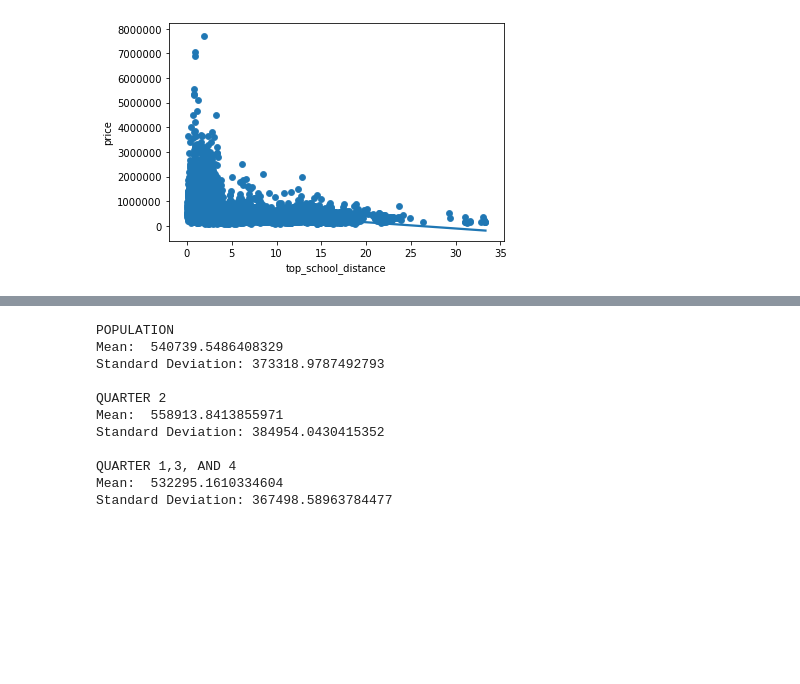
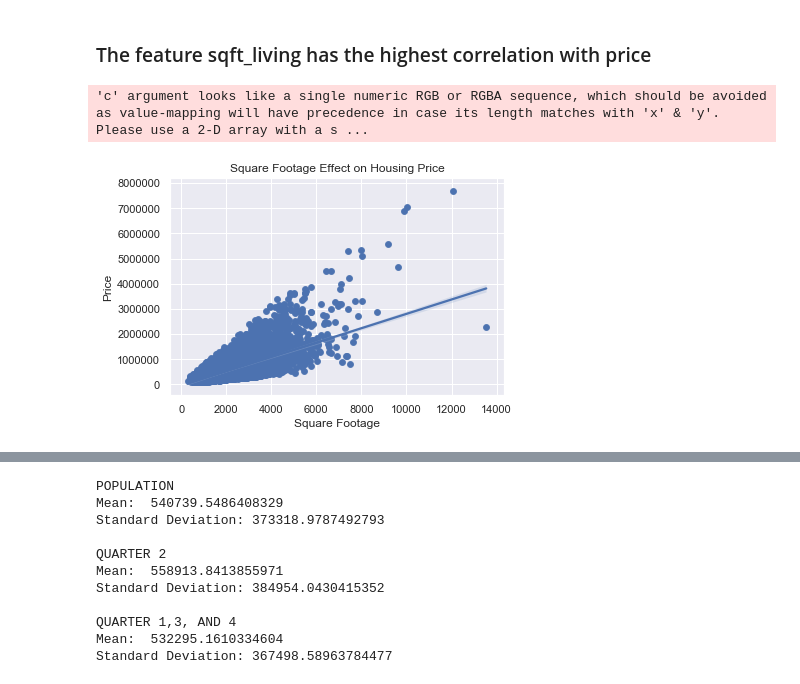
Before and after one commit to ameliadahm20/housing-pricing, a Jupyter notebook: KingsCountyHousingPrices.ipynb, the cells around one changed output, grey strips where cells are left out. Saved outputs shown, nothing was run; the diff lists cells and outputs as text; code cells hidden in the pictures; blank space fills up the shorter version.

```diff
--- a/KingsCountyHousingPrices.ipynb
+++ b/KingsCountyHousingPrices.ipynb
@@ -56,0 +118,4 @@ df['yr_renovated'] = df['yr_renovated'].replace(0, df['yr_built'])
+# %%
+# check boxplot for outliers
+sns.set(rc={'figure.figsize':(15,1)});
+sns.boxplot(data=df, x='bedrooms');
@@ -56,0 +124,3 @@ df['yr_renovated'] = df['yr_renovated'].replace(0, df['yr_built'])
+# %%
+# replacing 0 bedrooms with the median
+df['bedrooms'] = df['bedrooms'].replace(0, df['bedrooms'].median())
@@ -114,4 +178,0 @@ After doing this, you will want to go back to steps 2 and 3 to investigate these
-# %%
-# df[['yr_built', 'yr_renovated']]
-df['was_renovated'] = (df['yr_renovated'] - df['yr_built'])
-df.was_renovated.value_counts()
@@ -131,2 +178,0 @@ Name: was_renovated, Length: 103, dtype: int64
-# %%
-df['years_updated'] = (2020 - df['yr_renovated'])
@@ -179,5 +179,12 @@ for i in range(df.shape[0]):
+# %% [markdown]
+### The feature sqft_living has the highest correlation with price
 # %%
-df.plot.scatter(x='top_school_distance', y='price');
-sns.regplot(data=df, x='top_school_distance', y='price');
+# create plot
+df.plot.scatter(x='sqft_living', y='price');
+sns.regplot(data=df, x='sqft_living', y='price');
+plt.title('Square Footage Effect on Housing Price');
+plt.xlabel('Square Footage');
+plt.ylabel('Price');
 # %% [output]
+'c' argument looks like a single numeric RGB or RGBA sequence, which should be avoided as value-mapping will have precedence in case its length matches with 'x' & 'y'.  Please use a 2-D array with a s ...
-[figure, old version]
+[figure, new version]
```
Also changed, not shown: parts of 109 cells of this notebook.
